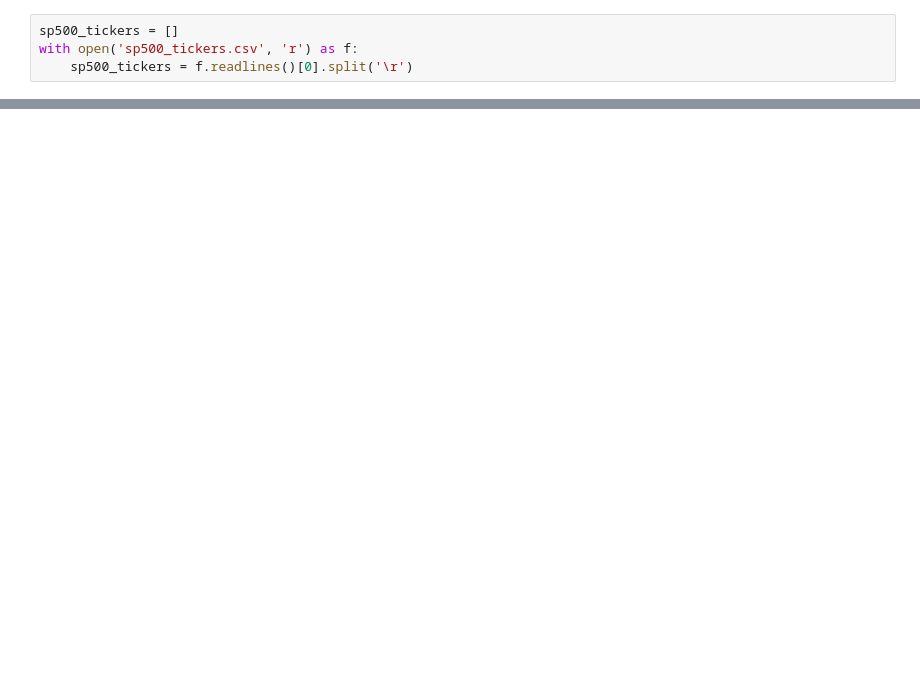
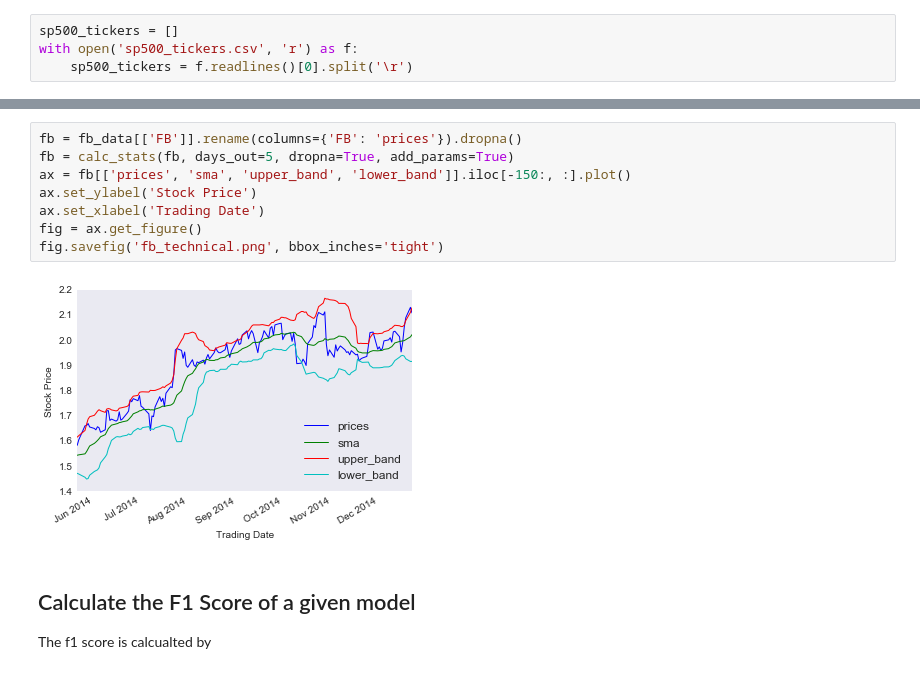
Before and after one commit to adityasiwan/MachineLearning-stock-prices, a Jupyter notebook: DataAnalysis.ipynb, the cells around one changed output, grey strips where cells are left out. Cells and saved outputs as stored; diff of their text form; blank space fills up the shorter version.

```diff
--- a/DataAnalysis.ipynb
+++ b/DataAnalysis.ipynb
@@ -105 +146,14 @@ def calc_stats(prices, days_out=5, dropna=False, add_params=True):
+# %%
+fb = fb_data[['FB']].rename(columns={'FB': 'prices'}).dropna()
+fb = calc_stats(fb, days_out=5, dropna=True, add_params=True)
+ax = fb[['prices', 'sma', 'upper_band', 'lower_band']].iloc[-150:, :].plot()
+ax.set_ylabel('Stock Price')
+ax.set_xlabel('Trading Date')
+fig = ax.get_figure()
+fig.savefig('fb_technical.png', bbox_inches='tight')
+# %% [output]
+[figure, added]
+# %% [markdown]
+## Calculate the F1 Score of a given model
+The f1 score is calcualted by
 # %%
```
Also changed, not shown: parts of 28 cells of this notebook.
